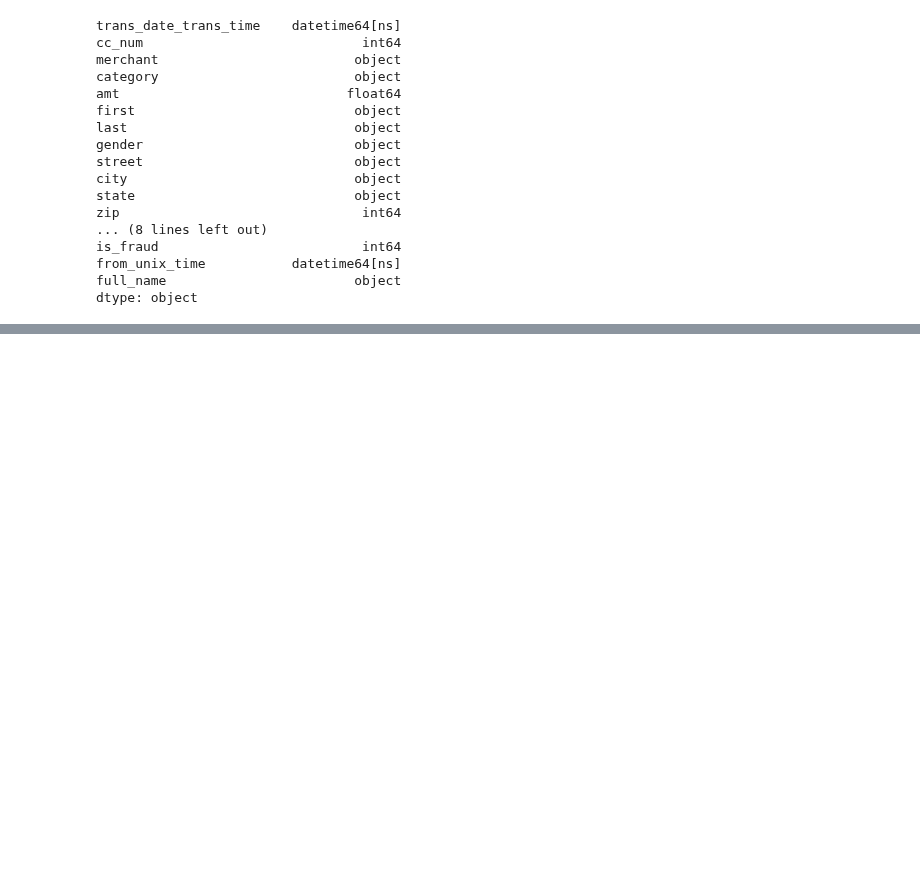
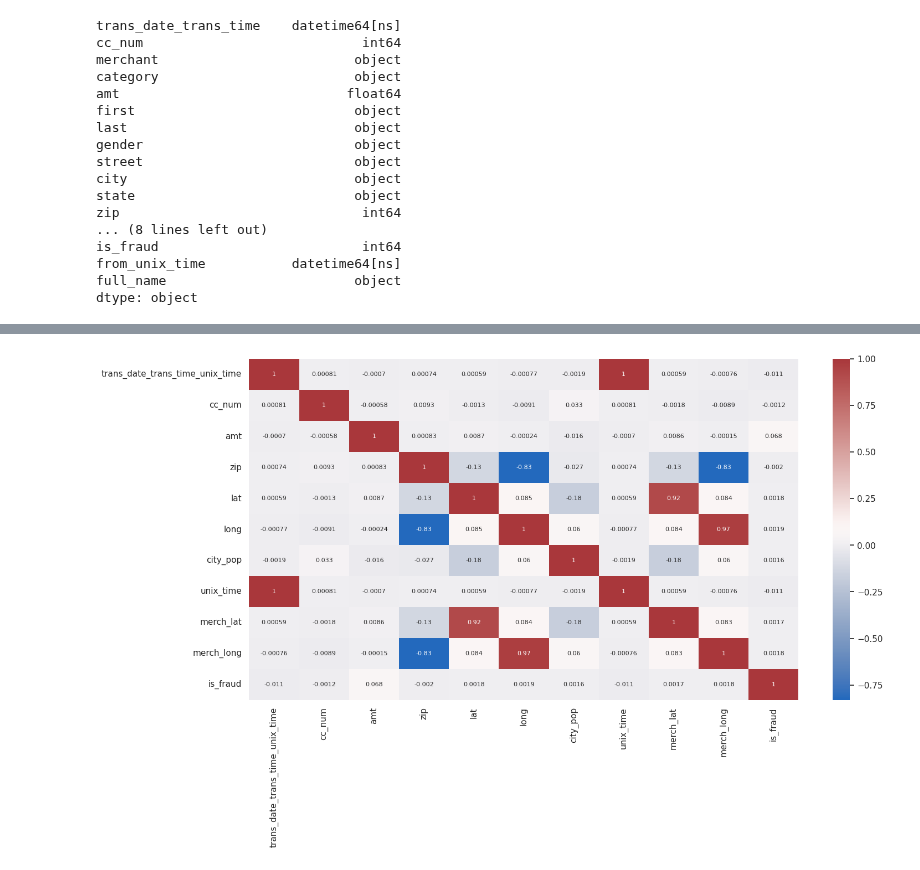
Before and after one commit to smwares/Credit-Card-Fraud-Detection, a Jupyter notebook: src/EDA.ipynb, the cells around one changed output, grey strips where cells are left out. Saved outputs shown, nothing was run; the diff lists cells and outputs as text; code cells hidden in the pictures; blank space fills up the shorter version.

```diff
--- a/src/EDA.ipynb
+++ b/src/EDA.ipynb
@@ -156,0 +234,4 @@ files.download('fraud_cleaned.csv')
+# %%
+# Create a correlation matrix, using Kendall-Tau method since data doesn't follow normal distribution
+fraud_corr = fraud_df.corr(method='kendall', numeric_only=True)
+fraud_corr
@@ -156,0 +251,7 @@ files.download('fraud_cleaned.csv')
+# %%
+# Display a heatmap of the correlation matrix
+sns.set(rc={"figure.figsize":(16, 8)})
+sns.heatmap(fraud_corr, annot=True, annot_kws={'size': 8}, cmap='vlag')
+plt.show()
+# %% [output]
+[figure, added]
```
Also changed, not shown: parts of 13 cells of this notebook.
